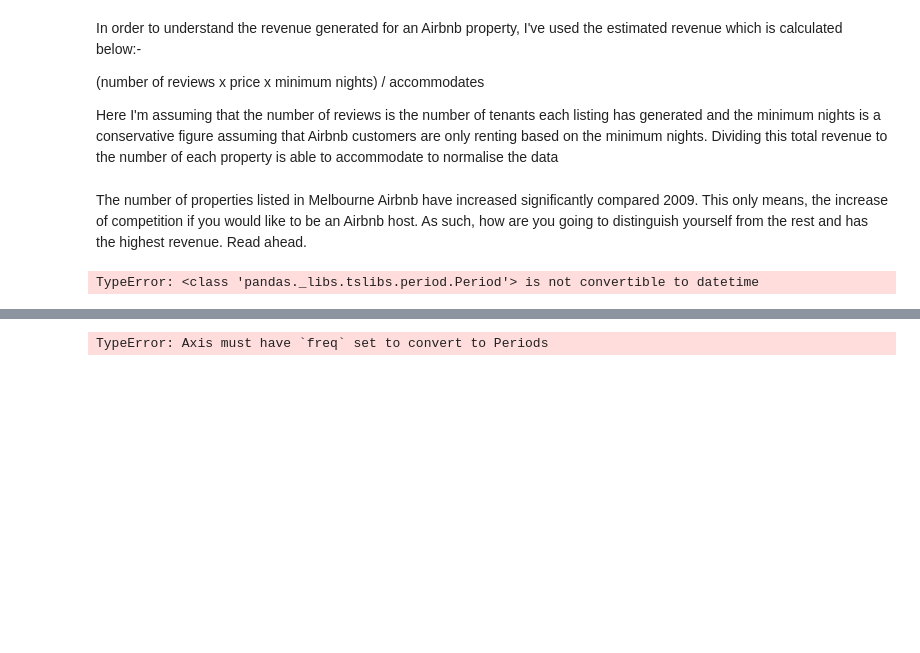
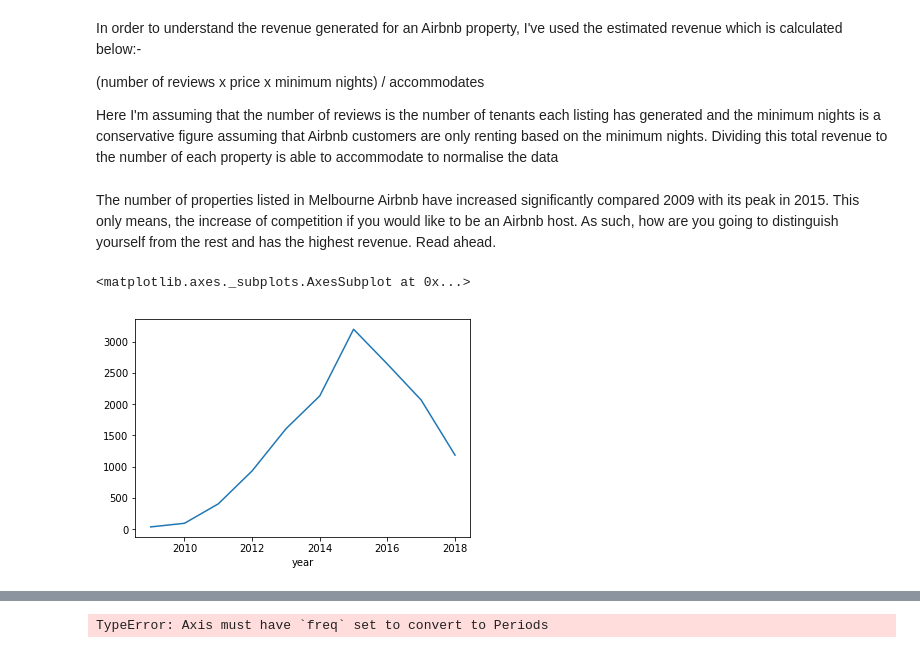
Before and after one commit to emgoh/CapstoneProject, a Jupyter notebook: 5.2 Data Storytelling.ipynb, the cells around one changed output, grey strips where cells are left out. Cells and saved outputs as stored; diff of their text form; code cells hidden in the pictures; blank space fills up the shorter version.

```diff
--- a/5.2 Data Storytelling.ipynb
+++ b/5.2 Data Storytelling.ipynb
@@ -198,0 +18,3 @@ new_data.head()
+# %%
+new_data=pd.read_csv("new_data.csv")
+new_data.head()
@@ -207,11 +37,13 @@ In order to understand the revenue generated for an Airbnb property, I've used t
 
 Here I'm assuming that the number of reviews is the number of tenants each listing has generated and the minimum nights is a conservative figure assuming that Airbnb customers are only renting based on the minimum nights. Dividing this total revenue to the number of each property is able to accommodate to normalise the data
 # %% [markdown]
-The number of properties listed in Melbourne Airbnb have increased significantly compared 2009.
+The number of properties listed in Melbourne Airbnb have increased significantly compared 2009 with its peak in 2015.
 This only means, the increase of competition if you would like to be an Airbnb host. As such, how are you going to distinguish yourself from the rest and has the highest revenue. Read ahead.
-# %%
-new_data['month_year'] = new_data.host_since.dt.to_period('M')
-new_data['month_year'] =pd.to_datetime(new_data['month_year'], format = '%Y.%m')
-new_data.info()
-# %% [output]
-TypeError: <class 'pandas._libs.tslibs.period.Period'> is not convertible to datetime
+# %%
+host_since_clean = new_data['host_since'].dropna()
+host_since_clean['year']=host_since_clean.dt.year
+graphed=host_since_clean.groupby("year").count()
+graphed.plot()
+# %% [output]
+<matplotlib.axes._subplots.AxesSubplot at 0x...>
+[figure, added]
```
Also changed, not shown: parts of 10 cells of this notebook.
